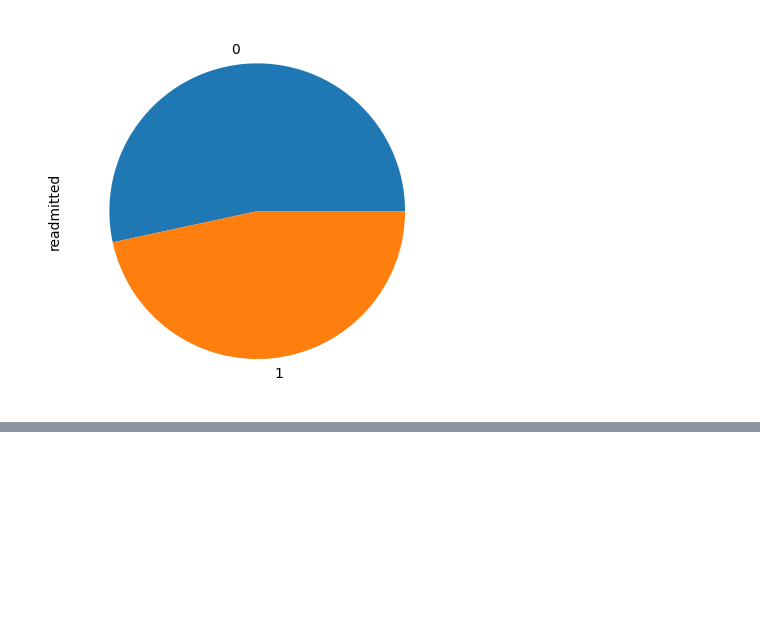
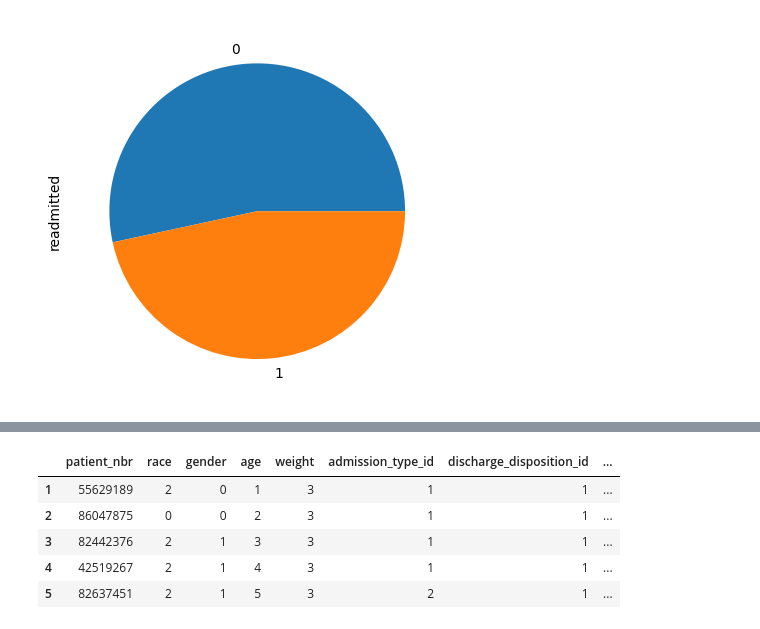
Before and after one commit to mjovanovic9999/ML, a Jupyter notebook: I/notebook/main.ipynb, the cells around one changed output, grey strips where cells are left out. Saved outputs shown, nothing was run; the diff lists cells and outputs as text; code cells hidden in the pictures; blank space fills up the shorter version.

```diff
--- a/I/notebook/main.ipynb
+++ b/I/notebook/main.ipynb
@@ -773,0 +734,9 @@ Fitting 2 folds for each of 10 candidates, totalling 20 fits
+# %%
+dataframe_label_binary.head()
+# %% [output]
+|  | patient_nbr | race | gender | age | weight | admission_type_id | discharge_disposition_id | ... |
+| 1 | 55629189 | 2 | 0 | 1 | 3 | 1 | 1 | ... |
+| 2 | 86047875 | 0 | 0 | 2 | 3 | 1 | 1 | ... |
+| 3 | 82442376 | 2 | 1 | 3 | 3 | 1 | 1 | ... |
+| 4 | 42519267 | 2 | 1 | 4 | 3 | 1 | 1 | ... |
+| 5 | 82637451 | 2 | 1 | 5 | 3 | 2 | 1 | ... |
```
Also changed, not shown: parts of 16 cells of this notebook.
